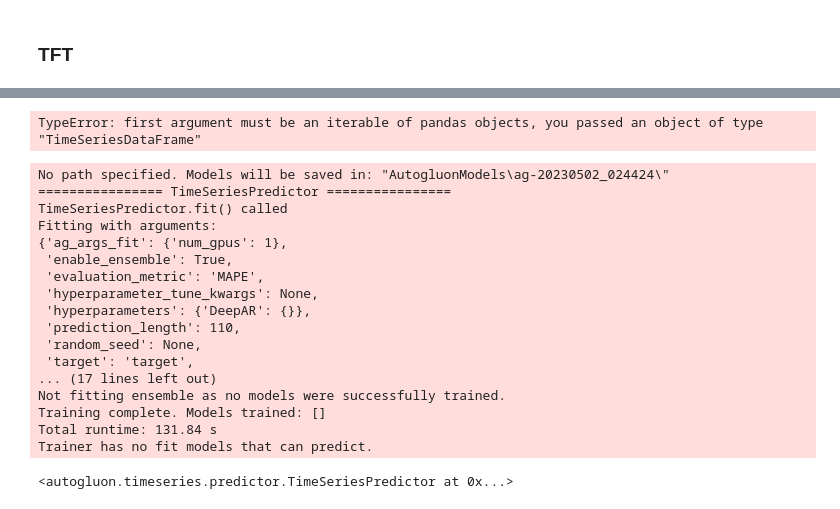
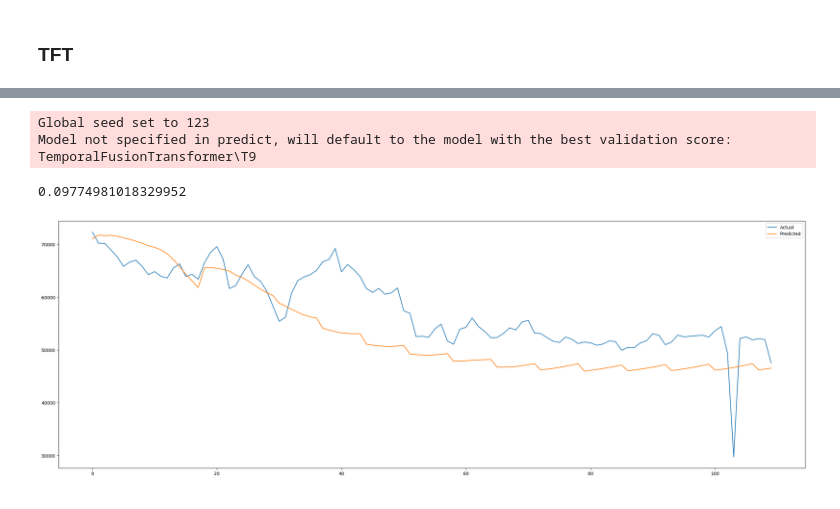
Before and after one commit to yichuang25/Electricity_Forecasting, a Jupyter notebook: Model/TFT.ipynb, the cells around one changed output, grey strips where cells are left out. Cells and saved outputs as stored; diff of their text form; code cells hidden in the pictures.

```diff
--- a/Model/TFT.ipynb
+++ b/Model/TFT.ipynb
@@ -35,7 +36,7 @@ df_avg_convert.head()
 |  | 2012-01-04 | 57503.687632 |
 |  | 2012-01-05 | 57662.515150 |
 # %%
-training_x = df_avg_convert.iloc[:int(len(df_avg_convert)*0.8)]
+training_x = df_avg_convert.iloc[:int(len(df_avg_convert)*0.9)]
 val_x = df_avg_convert.iloc[int(len(df_avg_convert)*0.8):int(len(df_avg_convert)*0.9)]
 testing_x = df_avg_convert.iloc[int(len(df_avg_convert)*0.9):]
 print("training: ", training_x.shape)
@@ -79,0 +61,16 @@ Trainer has no fit models that can predict.
+# %%
+predictor_TFT = TimeSeriesPredictor(prediction_length = 110, eval_metric="MAPE", presets="high_quality")
+
+predictor_TFT.fit(
+    training_x,
+    hyperparameters={
+        "TemporalFusionTransformer":{
+            "hidden_dim": ag.space.Categorical(16, 32, 64, 128, 256),
+            "variable_dim ": ag.space.Categorical(16, 32, 64, 128, 256),
+            "dropout_rate": ag.space.Categorical(0.1, 0.3),
+            "num_heads": ag.space.Categorical(4, 8)}
+    },
+    ag_args_fit={'num_gpus': 1},
+    hyperparameter_tune_kwargs="auto",
+    enable_ensemble=False,
+)
@@ -80,35 +96,16 @@ Trainer has no fit models that can predict.
 # %%
-predictions_TFT = predictor_TFT.predict(pd.concat(training_x, val_x))
-predictions_TFT.head(5)
+predictions_TFT = predictor_TFT.predict(training_x)
+best_mape = mean_absolute_percentage_error(testing_x['target'], predictions_TFT['mean'])
+print(best_mape)
 # %% [output]
-TypeError: first argument must be an iterable of pandas objects, you passed an object of type "TimeSeriesDataFrame"
+Global seed set to 123
+Model not specified in predict, will default to the model with the best validation score: TemporalFusionTransformer\T9
+0.09774981018329952
-# %%
-predictor_DAR = TimeSeriesPredictor(prediction_length = 110, eval_metric="MAPE", fast_training = True)
-
-predictor_DAR.fit(
-    testing_x,
-    hyperparameters={
-        "DeepAR":{}
-    },
-    tuning_data = val_x,
-    ag_args_fit={'num_gpus': 1}
-)
-# %% [output]
-No path specified. Models will be saved in: "AutogluonModels\ag-20230502_024424\"
-================ TimeSeriesPredictor ================
-TimeSeriesPredictor.fit() called
-Fitting with arguments:
-{'ag_args_fit': {'num_gpus': 1},
- 'enable_ensemble': True,
- 'evaluation_metric': 'MAPE',
- 'hyperparameter_tune_kwargs': None,
- 'hyperparameters': {'DeepAR': {}},
- 'prediction_length': 110,
- 'random_seed': None,
- 'target': 'target',
-... (17 lines left out)
-Not fitting ensemble as no models were successfully trained.
-Training complete. Models trained: []
-Total runtime: 131.84 s
-Trainer has no fit models that can predict.
-<autogluon.timeseries.predictor.TimeSeriesPredictor at 0x...>
+# %%
+plt.figure(figsize=(30,10))
+plt.plot(testing_x['target'].values, label='Actual')
+plt.plot(predictions_TFT['mean'].values,label='Predicted')
+plt.legend()
+plt.show()
+# %% [output]
+[figure, added]
```
Also changed, not shown: parts of 6 cells of this notebook.
